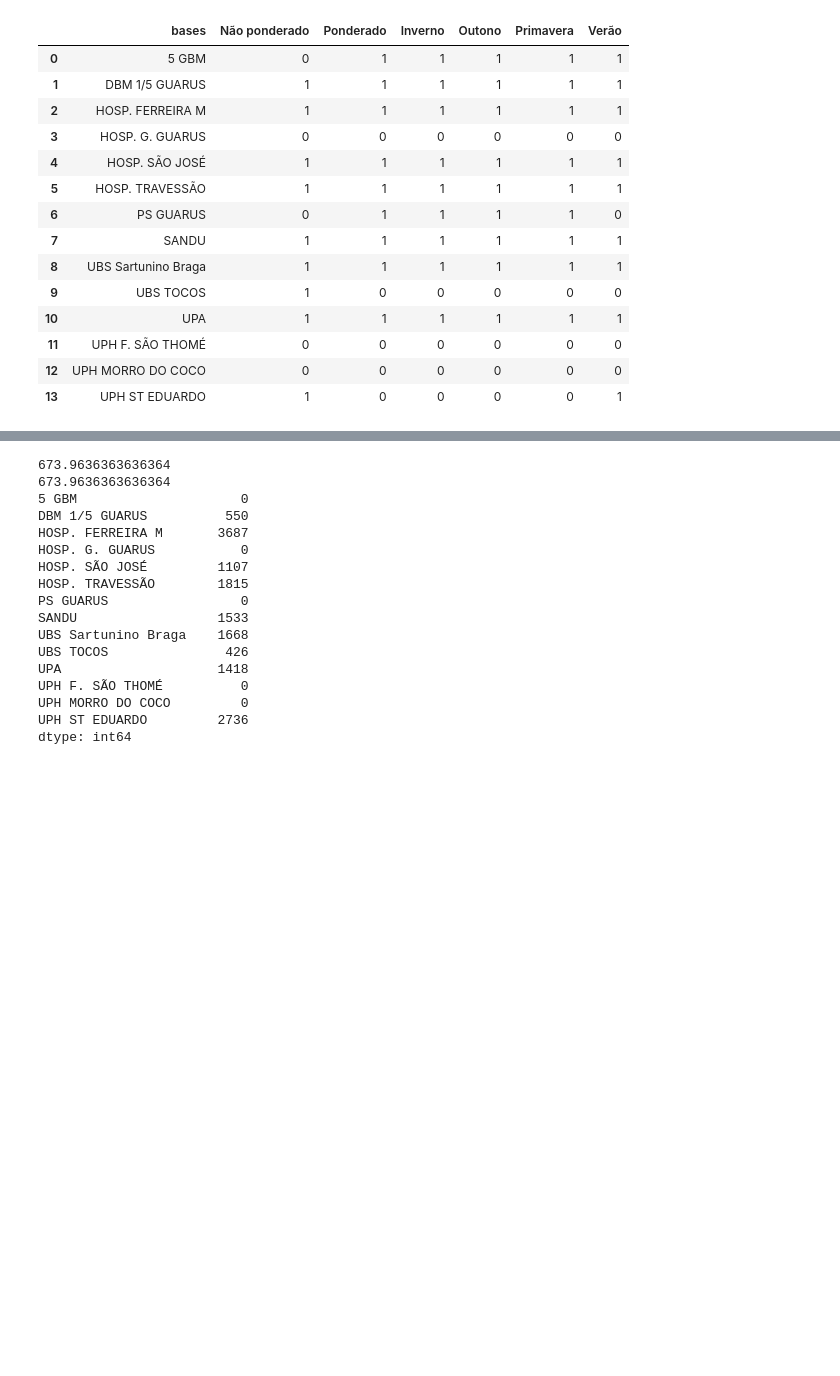
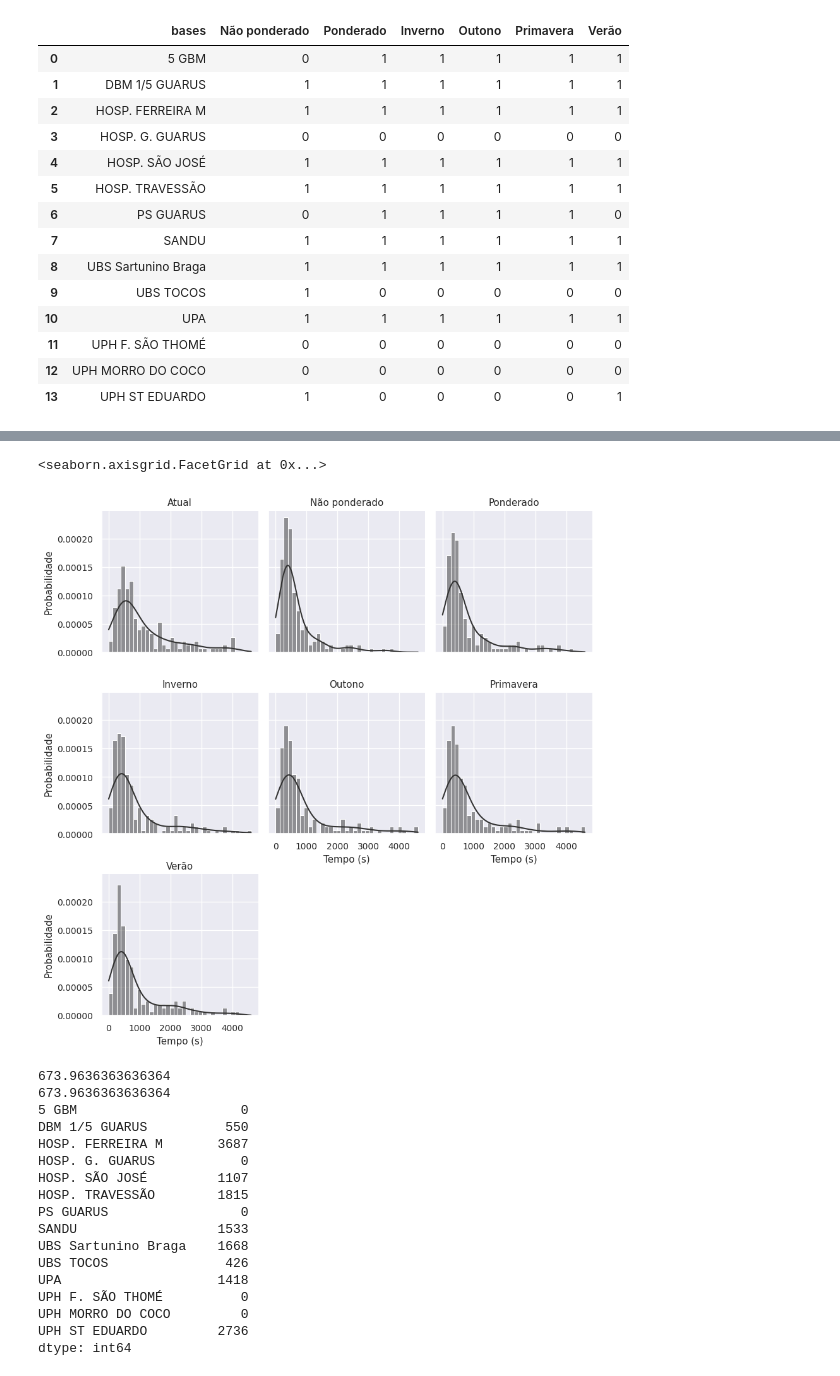
Before and after one commit to silva-fabiofreitas/P-Median, a Jupyter notebook: notebooks/Pmedian_Ambulance.ipynb, the cells around one changed output, grey strips where cells are left out. Drawn from its saved outputs; the diff is of its cells as text; code cells hidden in the pictures; blank space fills up the shorter version.

```diff
--- a/notebooks/Pmedian_Ambulance.ipynb
+++ b/notebooks/Pmedian_Ambulance.ipynb
@@ -224,3 +252,28 @@ fig.write_image("boxplot.svg")
+# %%
+g = sns.displot(
+    data=times.melt(var_name='Cenario'),
+    x='value', col='Cenario',
+    # kind='kde',
+    col_wrap=3,
+    aspect=1,
+    height=3,
+    kde=True,
+    stat="density",
+    facet_kws=dict(margin_titles=True),
+     color=".2",
+    linewidth=.75,
+)
+g.set_axis_labels("Tempo (s)", "Probabilidade")
+g.set_titles(template="")
+g.set_titles("{col_name}")
+# g.fig.subplots_adjust(top=0.9)
+
+# for ax in g.axes.flat:
+#     ax.set_xlabel("Valores")
+#     ax.set_ylabel("Densidade")
+# %% [output]
+<seaborn.axisgrid.FacetGrid at 0x...>
+[figure, added]
 # %%
 print(results[0]['Não ponderado'][2].apply(max, axis=1).mean())
 print(np.mean(results[0]['Não ponderado'][1]))
```
Also changed, not shown: parts of 6 cells of this notebook, 1 other file.
